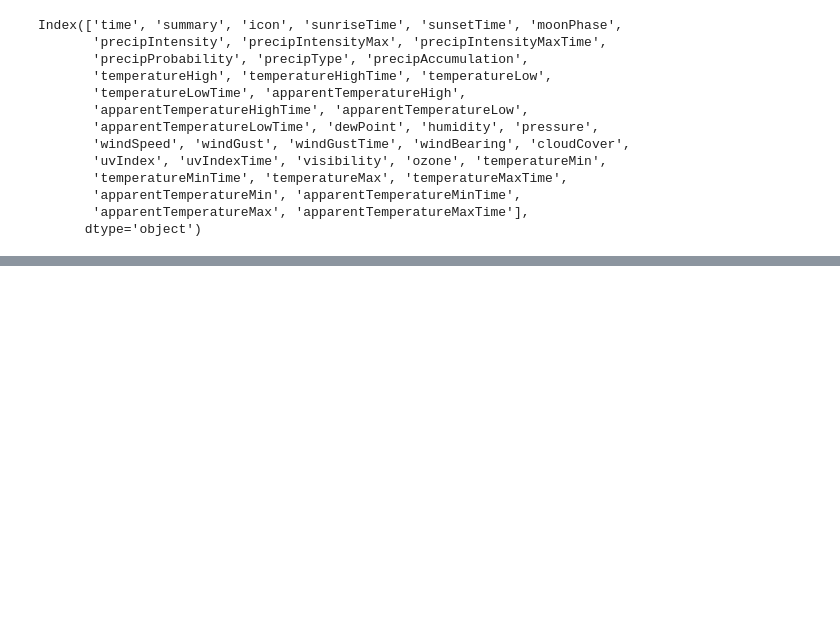
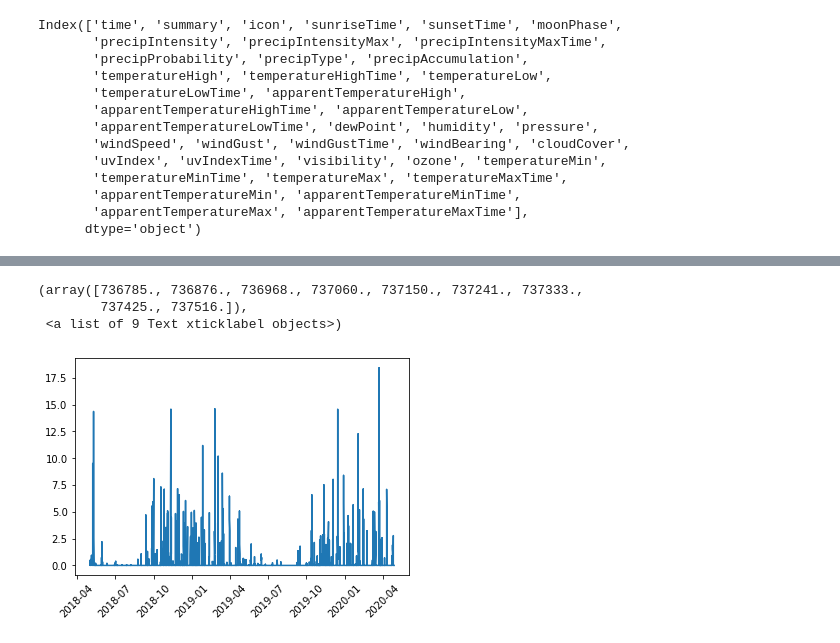
Before and after one commit to Rondamon/2020_Mentoria_PronosticoCaudales, a Jupyter notebook: TP2-Copy1.ipynb, the cells around one changed output, grey strips where cells are left out. Drawn from its saved outputs; the diff is of its cells as text; code cells hidden in the pictures; blank space fills up the shorter version.

```diff
--- a/TP2-Copy1.ipynb
+++ b/TP2-Copy1.ipynb
@@ -318,0 +358,5 @@ df_wu
+# %%
+gldas_sta_rosa = pd.read_excel('dataset/Datos_Meteorologicos/GLDAS_SantaRosa.xlsx',
+                               parse_dates=True,
+                              index_col='Date')
+gldas_sta_rosa.head()
@@ -318,0 +371,2 @@ df_wu
+# %%
+gldas_sta_rosa.index = gldas_sta_rosa.index.date
@@ -318,0 +384,16 @@ df_wu
+# %%
+gldas_sta_rosa['WND_mps'] = gldas_sta_rosa['WND_mps'].apply(lambda x: x * 3600)
+# %%
+gldas_sta_rosa = gldas_sta_rosa.rename(columns={
+    'Precip_mm': 'Lluvia_[mm]',
+    'TMP_Aire_Cels': 'Temperatura_[Celsius]',
+    'WND_mps': 'VelocidadViento_[KpH]',
+})
+# %%
+gldas_sta_rosa['Lluvia_[mm]'].plot()
+plt.xticks(rotation=45)
+# %% [output]
+(array([736785., 736876., 736968., 737060., 737150., 737241., 737333.,
+        737425., 737516.]),
+ <a list of 9 Text xticklabel objects>)
+[figure, added]
```
Also changed, not shown: parts of 16 cells of this notebook.
